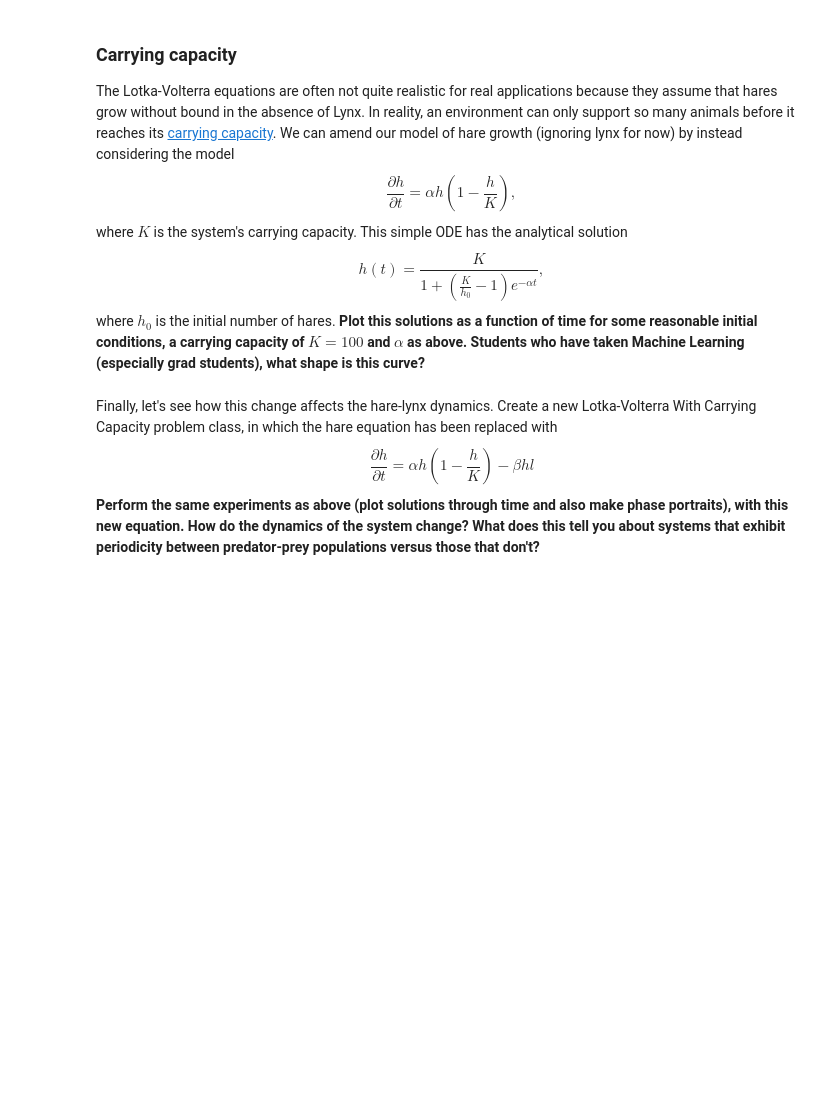
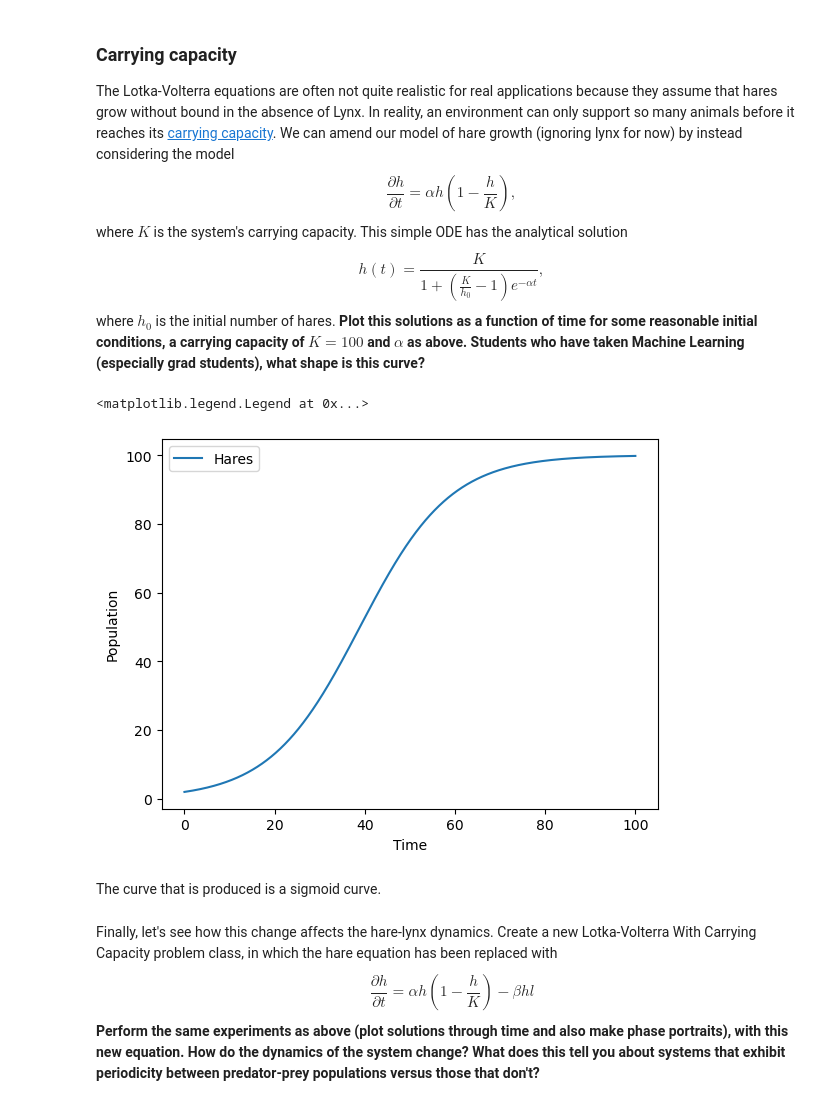
Before and after one commit to jaycebeck/Simulations, a Jupyter notebook: population_dynamics/Project5a-PopulationDynamics-LotkaVolterra.ipynb, the cells around one changed output. Cells and saved outputs as stored; diff of their text form; code cells hidden in the pictures; blank space fills up the shorter version.

Commit message:
finished population dynamics

```diff
--- a/population_dynamics/Project5a-PopulationDynamics-LotkaVolterra.ipynb
+++ b/population_dynamics/Project5a-PopulationDynamics-LotkaVolterra.ipynb
@@ -33,7 +33,7 @@ import numpy as np
 import matplotlib.pyplot as plt
 
 class LotkaVolterra:
-    def __init__(self, alpha=0.1, beta=0.01, gamma=0.002, delta=0.0):
+    def __init__(self, alpha=0.1, beta=0.01, gamma=0.002, delta=0.1):
         self.alpha = alpha
         self.beta = beta
         self.gamma = gamma
@@ -118,6 +120,48 @@ $$
 h(t) = \frac{K}{1 + \left(\frac{K}{h_0} - 1\right)e^{-\alpha t}},
 $$
 where $h_0$ is the initial number of hares.  **Plot this solutions as a function of time for some reasonable initial conditions, a carrying capacity of $K=100$ and $\alpha$ as above.  Students who have taken Machine Learning (especially grad students), what shape is this curve?**
+# %%
+class LotkaVolterra:
+    def __init__(self, alpha=0.1, beta=0.01, gamma=0.002, delta=0.1, K=100):
+        self.alpha = alpha
+        self.beta = beta
+        self.gamma = gamma
+        self.delta = delta
+        self.K = K
+
+    def rhs(self, dt, populations):
+        h = populations[0]
+        l = populations[1]
+        dh_dt = self.alpha*h*(1 - h/self.K)
+        dl_dt = self.gamma*l*h - self.delta*l
+        return np.array([dh_dt, dl_dt])
+# %%
+import ode_methods as om
+alpha = 0.1
+beta = 0.01
+gamma = 0.002
+delta = 0.1
+initial_conditions = [2, 0]
+
+pm = LotkaVolterra(alpha, beta, gamma, delta)
+method = om.Midpoint()
+integrator = om.Integrator(pm, method)
+
+t_0 = 0.0
+t_end = 100.0
+dt = 0.01
+t, u = integrator.integrate([t_0, t_end], dt, initial_conditions)
+# %%
+fig, ax = plt.subplots()
+ax.plot(t, u[:,0], label='Hares')
+ax.set_xlabel('Time')
+ax.set_ylabel('Population')
+ax.legend()
+# %% [output]
+<matplotlib.legend.Legend at 0x...>
+[figure, added]
+# %% [markdown]
+The curve that is produced is a sigmoid curve.
 # %% [markdown]
 Finally, let's see how this change affects the hare-lynx dynamics.  Create a new Lotka-Volterra With Carrying Capacity problem class, in which the hare equation has been replaced with
 $$
```
Also changed, not shown: parts of 6 cells of this notebook, 3 other files.
